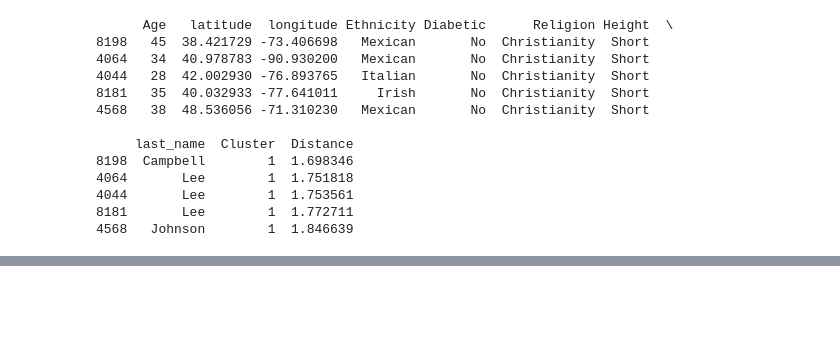
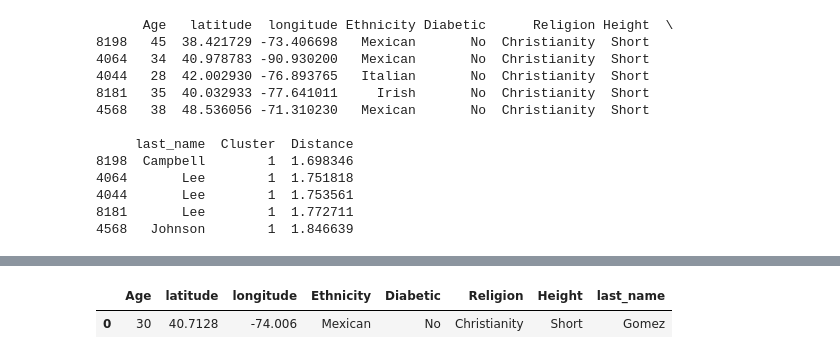
Before and after one commit to hrisikesh-CN/beneficiary_matching_poc, a Jupyter notebook: research/prediction.ipynb, the cells around one changed output, grey strips where cells are left out. Saved outputs shown, nothing was run; the diff lists cells and outputs as text; code cells hidden in the pictures; blank space fills up the shorter version.

```diff
--- a/research/prediction.ipynb
+++ b/research/prediction.ipynb
@@ -108,3 +108,10 @@ matches
 | 4044 | 28 | 42.002930 | -76.893765 | Italian | No | Christianity | Short | Lee | 1 | 1.753561 |
 | 8181 | 35 | 40.032933 | -77.641011 | Irish | No | Christianity | Short | Lee | 1 | 1.772711 |
 | 4568 | 38 | 48.536056 | -71.310230 | Mexican | No | Christianity | Short | Johnson | 1 | 1.846639 |
+# %%
+input_data = pd.DataFrame([person_details])
+# %%
+input_data
+# %% [output]
+|  | Age | latitude | longitude | Ethnicity | Diabetic | Religion | Height | last_name |
+| 0 | 30 | 40.7128 | -74.006 | Mexican | No | Christianity | Short | Gomez |
```
Also changed, not shown: parts of 6 cells of this notebook, 13 other files.
